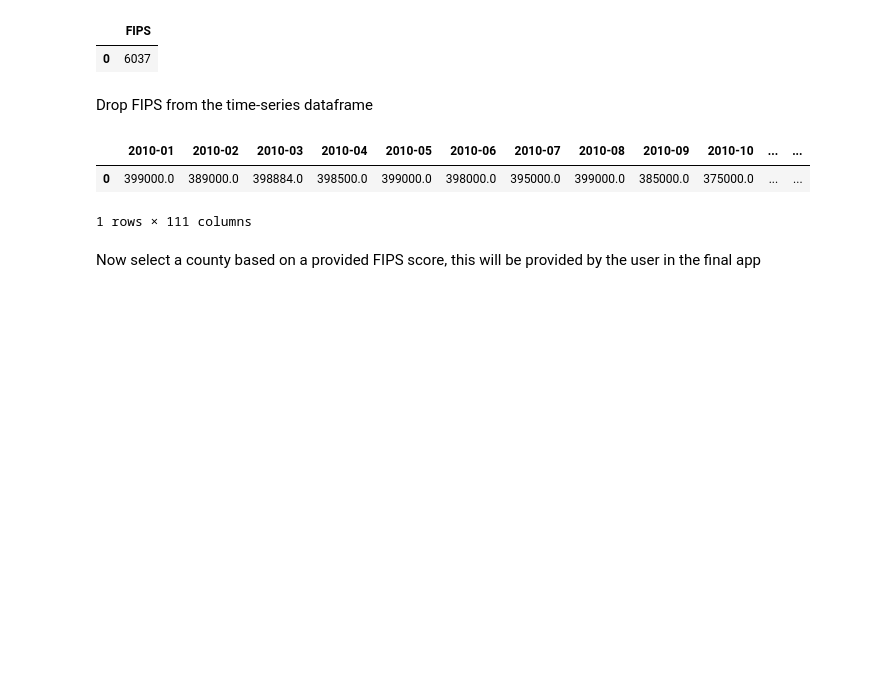
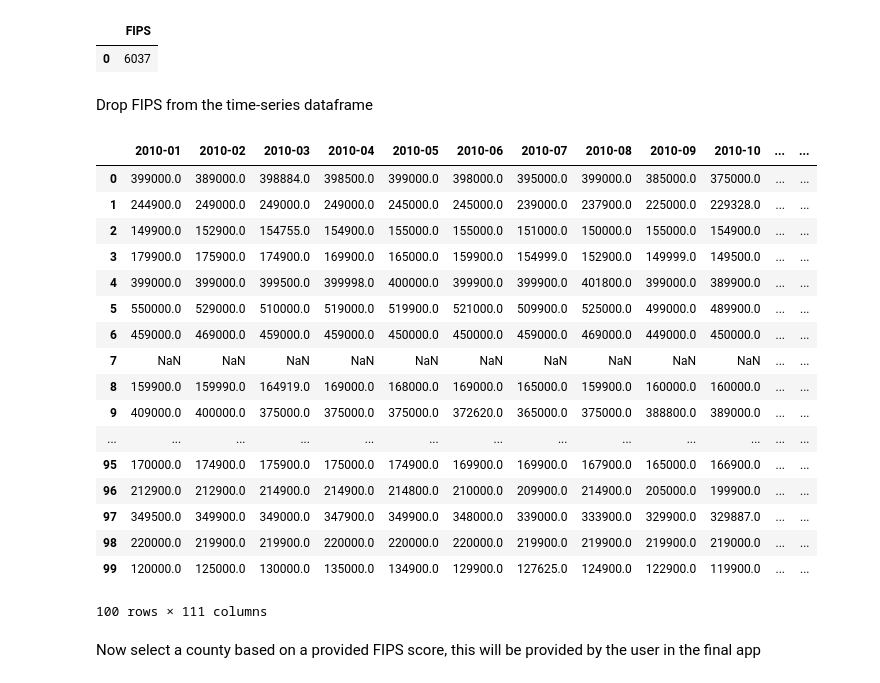
Before and after one commit to moorebryan/county-recommendation-engine, a Jupyter notebook: Time_Series_Prediction.ipynb, the cells around one changed output. Drawn from its saved outputs; the diff is of its cells as text; code cells hidden in the pictures; blank space fills up the shorter version.

```diff
--- a/Time_Series_Prediction.ipynb
+++ b/Time_Series_Prediction.ipynb
@@ -53,11 +71,26 @@ FIPS_df.head(1)
 Drop FIPS from the time-series dataframe
 # %%
 list_price_df.drop(columns='FIPS',inplace=True)
-list_price_df.head(1)
+list_price_df.head(100)
 # %% [output]
 |  | 2010-01 | 2010-02 | 2010-03 | 2010-04 | 2010-05 | 2010-06 | 2010-07 | 2010-08 | 2010-09 | 2010-10 | ... | ... |
 | 0 | 399000.0 | 389000.0 | 398884.0 | 398500.0 | 399000.0 | 398000.0 | 395000.0 | 399000.0 | 385000.0 | 375000.0 | ... | ... |
+| 1 | 244900.0 | 249000.0 | 249000.0 | 249000.0 | 245000.0 | 245000.0 | 239000.0 | 237900.0 | 225000.0 | 229328.0 | ... | ... |
+| 2 | 149900.0 | 152900.0 | 154755.0 | 154900.0 | 155000.0 | 155000.0 | 151000.0 | 150000.0 | 155000.0 | 154900.0 | ... | ... |
+| 3 | 179900.0 | 175900.0 | 174900.0 | 169900.0 | 165000.0 | 159900.0 | 154999.0 | 152900.0 | 149999.0 | 149500.0 | ... | ... |
+| 4 | 399000.0 | 399000.0 | 399500.0 | 399998.0 | 400000.0 | 399900.0 | 399900.0 | 401800.0 | 399000.0 | 389900.0 | ... | ... |
+| 5 | 550000.0 | 529000.0 | 510000.0 | 519000.0 | 519900.0 | 521000.0 | 509900.0 | 525000.0 | 499000.0 | 489900.0 | ... | ... |
+| 6 | 459000.0 | 469000.0 | 459000.0 | 459000.0 | 450000.0 | 450000.0 | 459000.0 | 469000.0 | 449000.0 | 450000.0 | ... | ... |
+| 7 | NaN | NaN | NaN | NaN | NaN | NaN | NaN | NaN | NaN | NaN | ... | ... |
+| 8 | 159900.0 | 159990.0 | 164919.0 | 169000.0 | 168000.0 | 169000.0 | 165000.0 | 159900.0 | 160000.0 | 160000.0 | ... | ... |
+| 9 | 409000.0 | 400000.0 | 375000.0 | 375000.0 | 375000.0 | 372620.0 | 365000.0 | 375000.0 | 388800.0 | 389000.0 | ... | ... |
+| ... | ... | ... | ... | ... | ... | ... | ... | ... | ... | ... | ... | ... |
+| 95 | 170000.0 | 174900.0 | 175900.0 | 175000.0 | 174900.0 | 169900.0 | 169900.0 | 167900.0 | 165000.0 | 166900.0 | ... | ... |
+| 96 | 212900.0 | 212900.0 | 214900.0 | 214900.0 | 214800.0 | 210000.0 | 209900.0 | 214900.0 | 205000.0 | 199900.0 | ... | ... |
+| 97 | 349500.0 | 349900.0 | 349000.0 | 347900.0 | 349900.0 | 348000.0 | 339000.0 | 333900.0 | 329900.0 | 329887.0 | ... | ... |
+| 98 | 220000.0 | 219900.0 | 219900.0 | 220000.0 | 220000.0 | 220000.0 | 219900.0 | 219900.0 | 219900.0 | 219000.0 | ... | ... |
+| 99 | 120000.0 | 125000.0 | 130000.0 | 135000.0 | 134900.0 | 129900.0 | 127625.0 | 124900.0 | 122900.0 | 119900.0 | ... | ... |
-1 rows × 111 columns
+100 rows × 111 columns
 # %% [markdown]
 Now select a county based on a provided FIPS score, this will be provided by the user in the final app
 # %%
```
Also changed, not shown: parts of 6 cells of this notebook.
